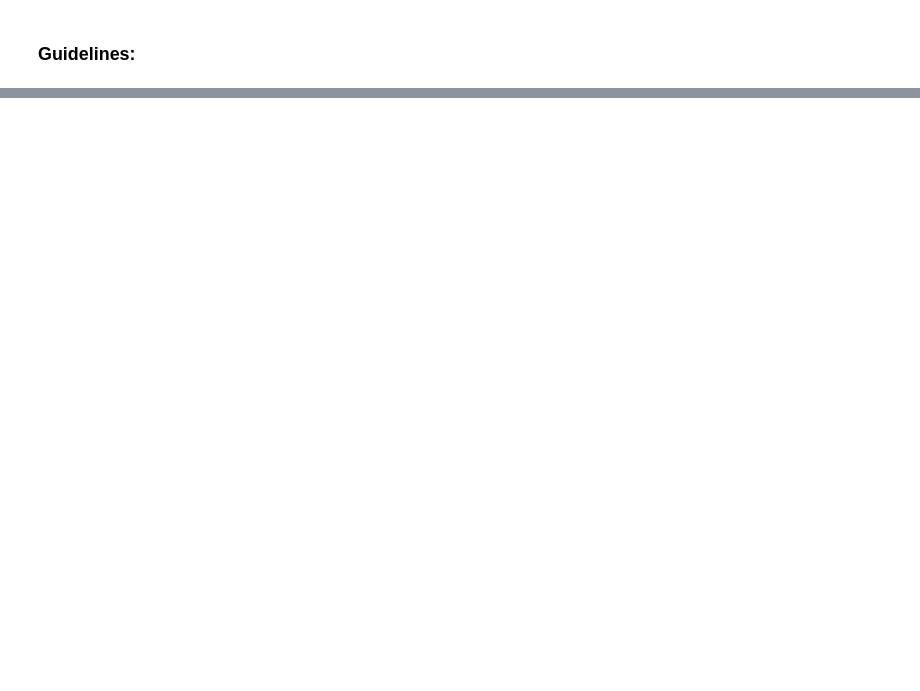
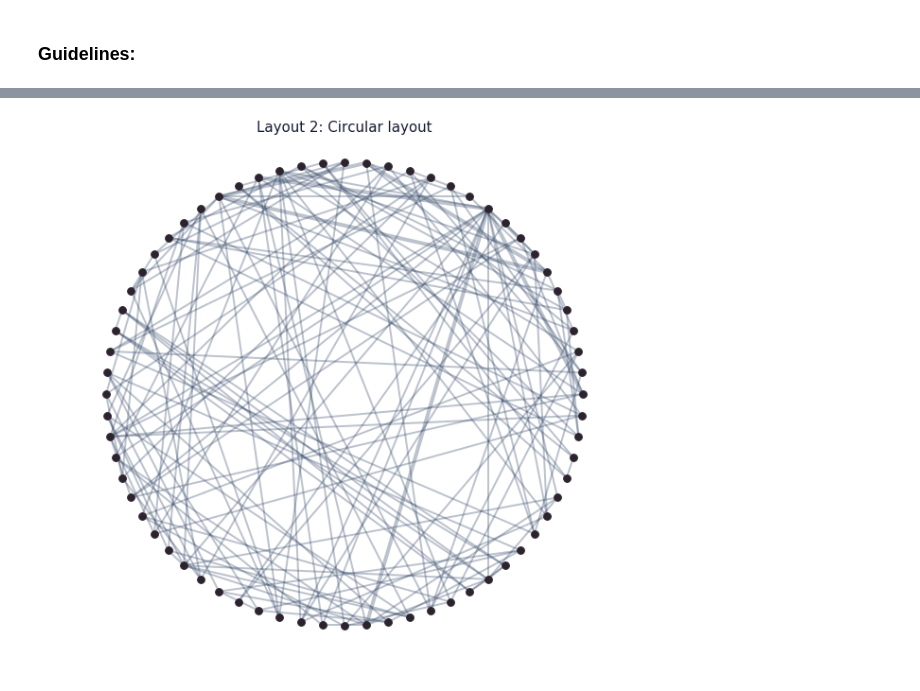
Before and after one commit to Luky1228/Grop_3_Proj, a Jupyter notebook: AGTViz_HW1.ipynb, the cells around one changed output, grey strips where cells are left out. Drawn from its saved outputs; the diff is of its cells as text; code cells hidden in the pictures; blank space fills up the shorter version.

```diff
--- a/AGTViz_HW1.ipynb
+++ b/AGTViz_HW1.ipynb
@@ -23,0 +90,11 @@
+# %%
+pos = nx.circular_layout(G)
+
+plt.figure(figsize=(10, 10))
+plt.title('Layout 2: Circular layout', color="#161B33", fontsize=15)
+edges_ = nx.draw_networkx_edges(G, pos, width=widths, edge_color='#23395B', alpha=0.3)
+nodes_ = nx.draw_networkx_nodes(G, pos, node_color='#2D232E', node_size=60)
+plt.axis('off')
+plt.show()
+# %% [output]
+[figure, added]
```
Also changed, not shown: parts of 38 cells of this notebook.
